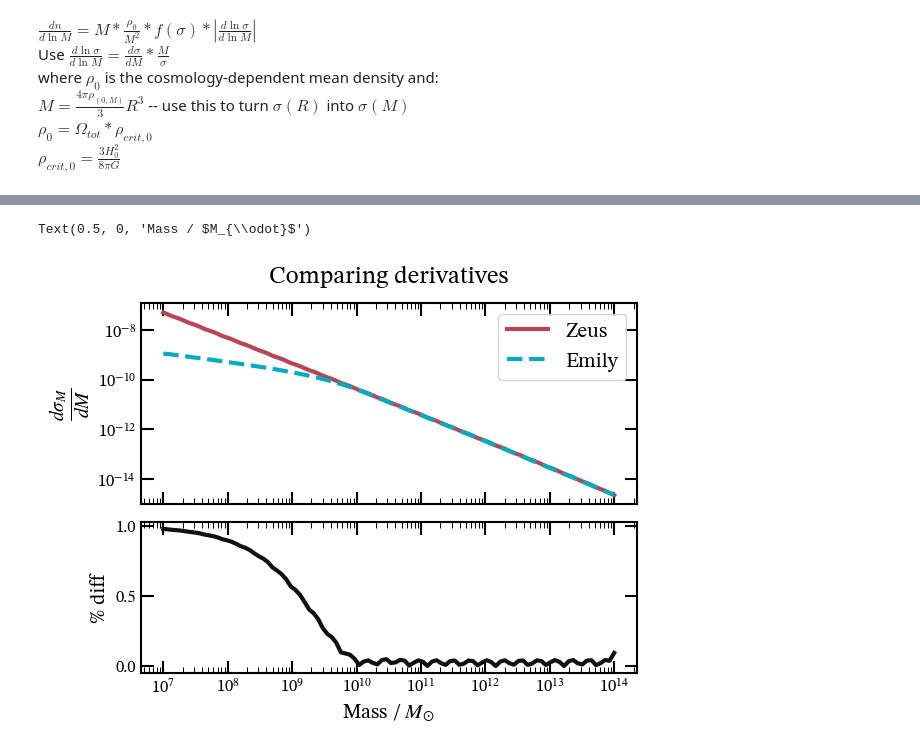
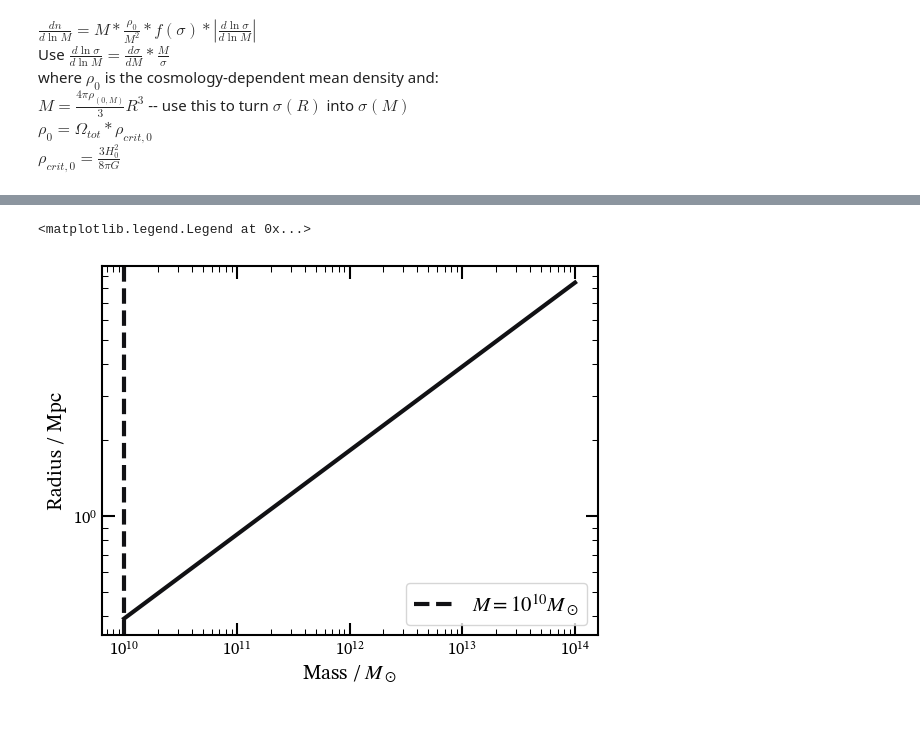
Before and after one commit to ebregou/modeling_stochasticity, a Jupyter notebook: notebooks/hmf.ipynb, the cells around one changed output, grey strips where cells are left out. Saved outputs shown, nothing was run; the diff lists cells and outputs as text; code cells hidden in the pictures; blank space fills up the shorter version.

```diff
--- a/notebooks/hmf.ipynb
+++ b/notebooks/hmf.ipynb
@@ -302,17 +313,14 @@ Text(0.5, 0, 'Mass / $M_{\\odot}$')
-# %%
-sigma_deriv = np.abs(np.gradient(sigmaM, M_vals))
-
-# Calculate the derivative with Zeus
-sigma_deriv_zeus = np.abs(HMFintclass.dsigmadM_int(M_vals, z))
-
-# Compare
-fig, ax = percent_diff_plot(M_vals, sigma_deriv_zeus, sigma_deriv, labels = ['Zeus', 'Emily'])
-
-ax[0].set_title('Comparing derivatives')
-ax[0].set_ylabel(r'$\frac{d\sigma_M}{dM}$', fontsize = 20)
-ax[1].set_yscale('linear')
-ax[1].set_ylabel('% diff')
-ax[1].set_xlabel(r'Mass / $M_{\odot}$')
-# %% [output]
-Text(0.5, 0, 'Mass / $M_{\\odot}$')
-[figure, removed]
+# %%
+fig, ax = plt.subplots()
+ax.plot(M_vals, M_to_R(M_vals, rho_0, Omega_m), color = '#111114')
+ax.set_xlabel(r'Mass / $M_\odot$')
+ax.set_ylabel('Radius / Mpc')
+ax.set_xscale('log')
+ax.set_yscale('log')
+ax.axvline(x=1e10, label = r'$M = 10^{10} M_\odot$', linestyle = '--', color = '#111114')
+ax.legend()
+
+# fig.savefig('/Users/eb35267/Desktop/research/figures/r_vs_m.png', bbox_inches='tight')
+# %% [output]
+<matplotlib.legend.Legend at 0x...>
+[figure, added]
```
Also changed, not shown: parts of 16 cells of this notebook.
